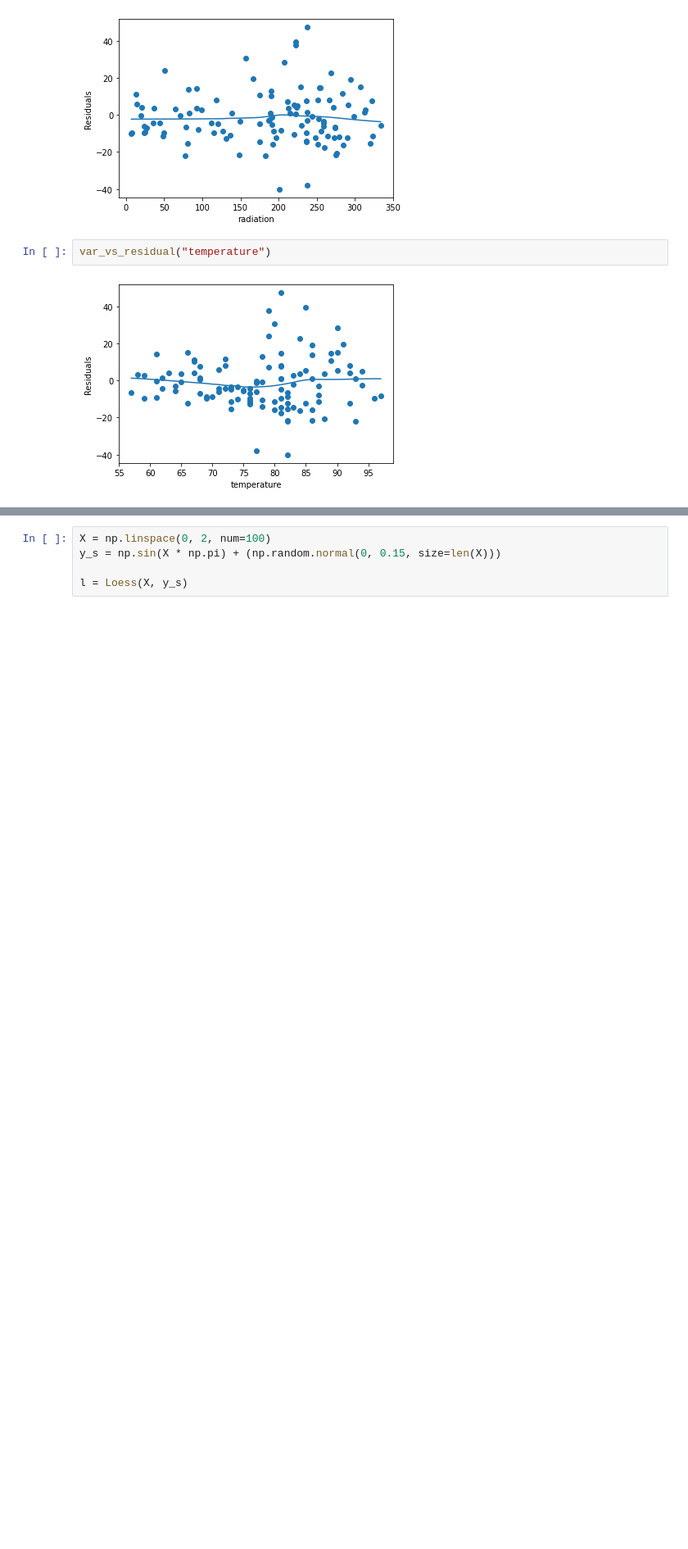
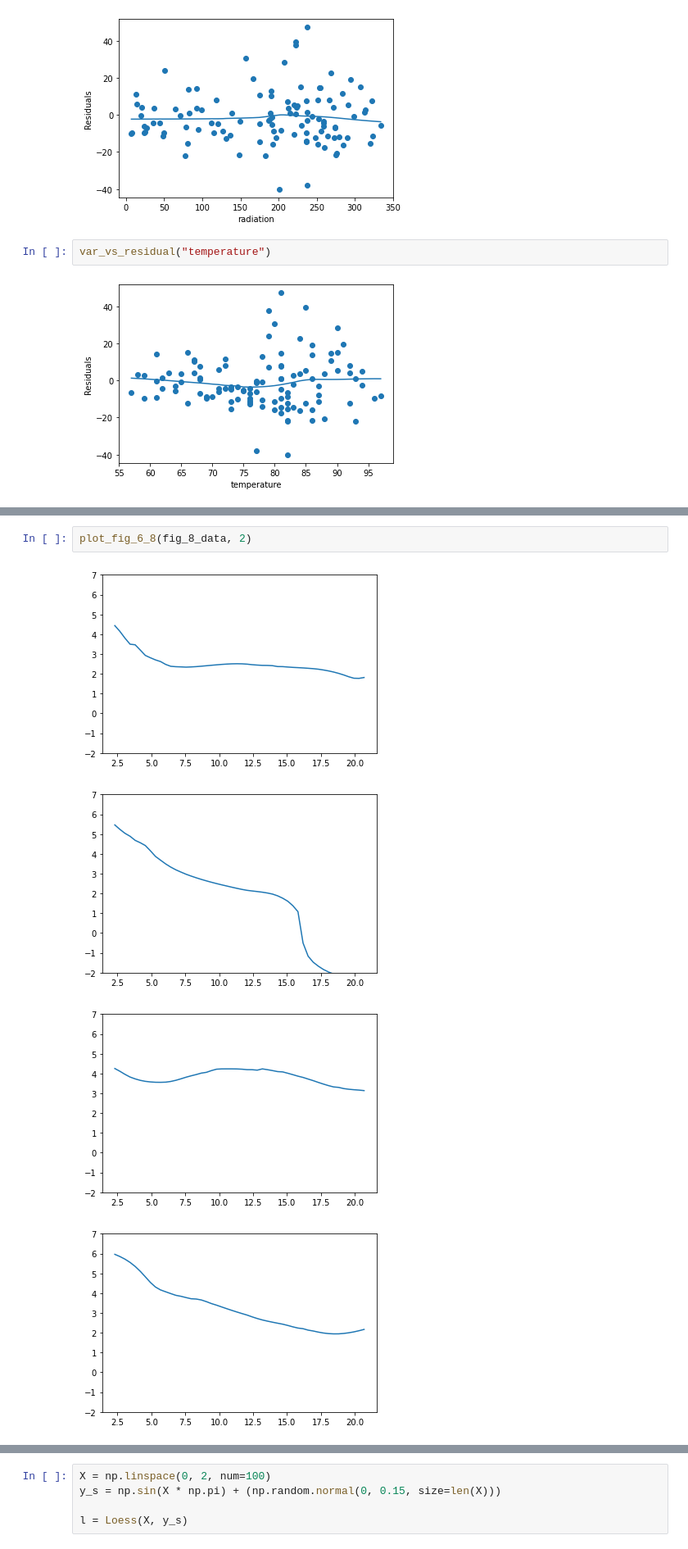
Before and after one commit to pablolp99/mn-tp3, a Jupyter notebook: notebooks/Other.ipynb, the cells around one changed output, grey strips where cells are left out. Shown at 82% size. Cells and saved outputs as stored; diff of their text form; blank space fills up the shorter version.

```diff
--- a/notebooks/Other.ipynb
+++ b/notebooks/Other.ipynb
@@ -92,0 +153,7 @@ var_vs_residual("wind")
+# %%
+plot_fig_6_8(fig_8_data, 2)
+# %% [output]
+[figure, added]
+[figure, added]
+[figure, added]
+[figure, added]
```
Also changed, not shown: parts of 12 cells of this notebook, 1 other file.
